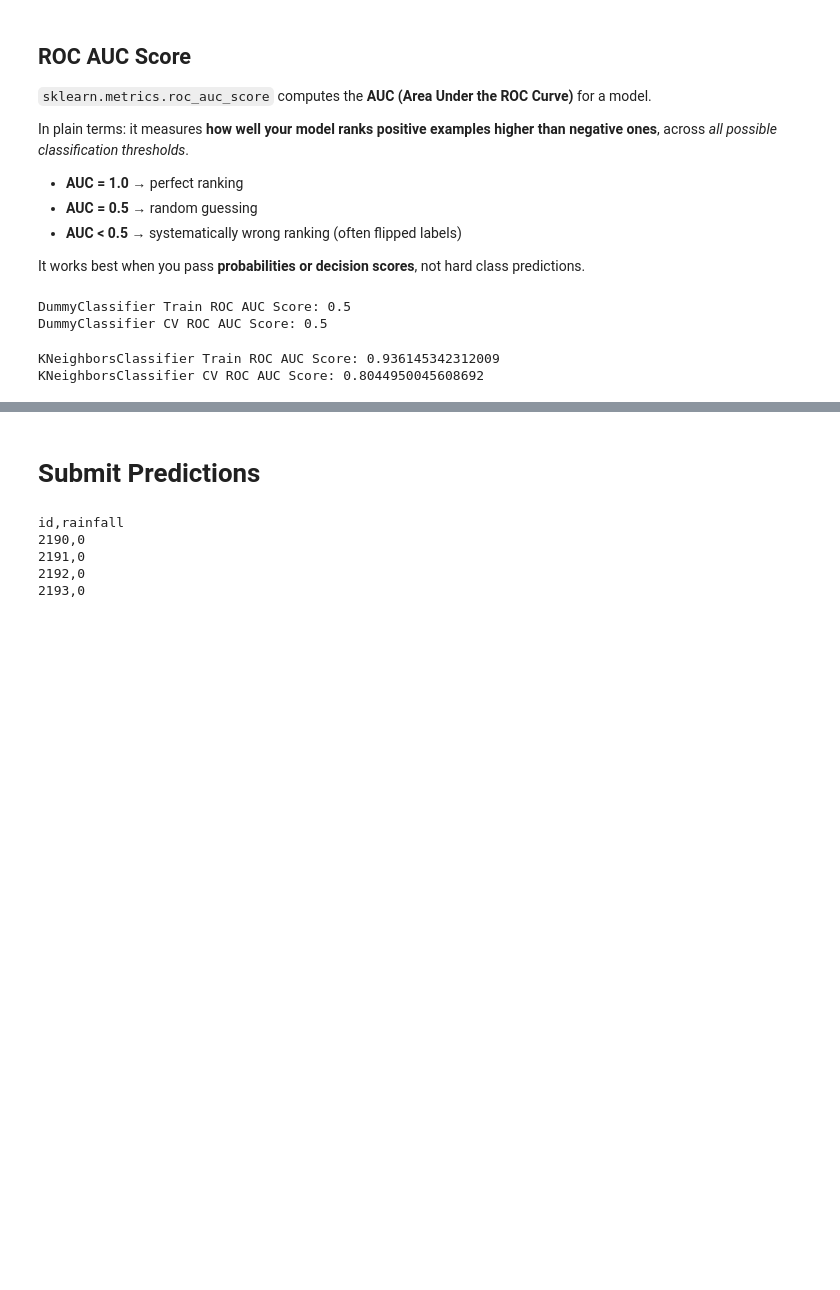
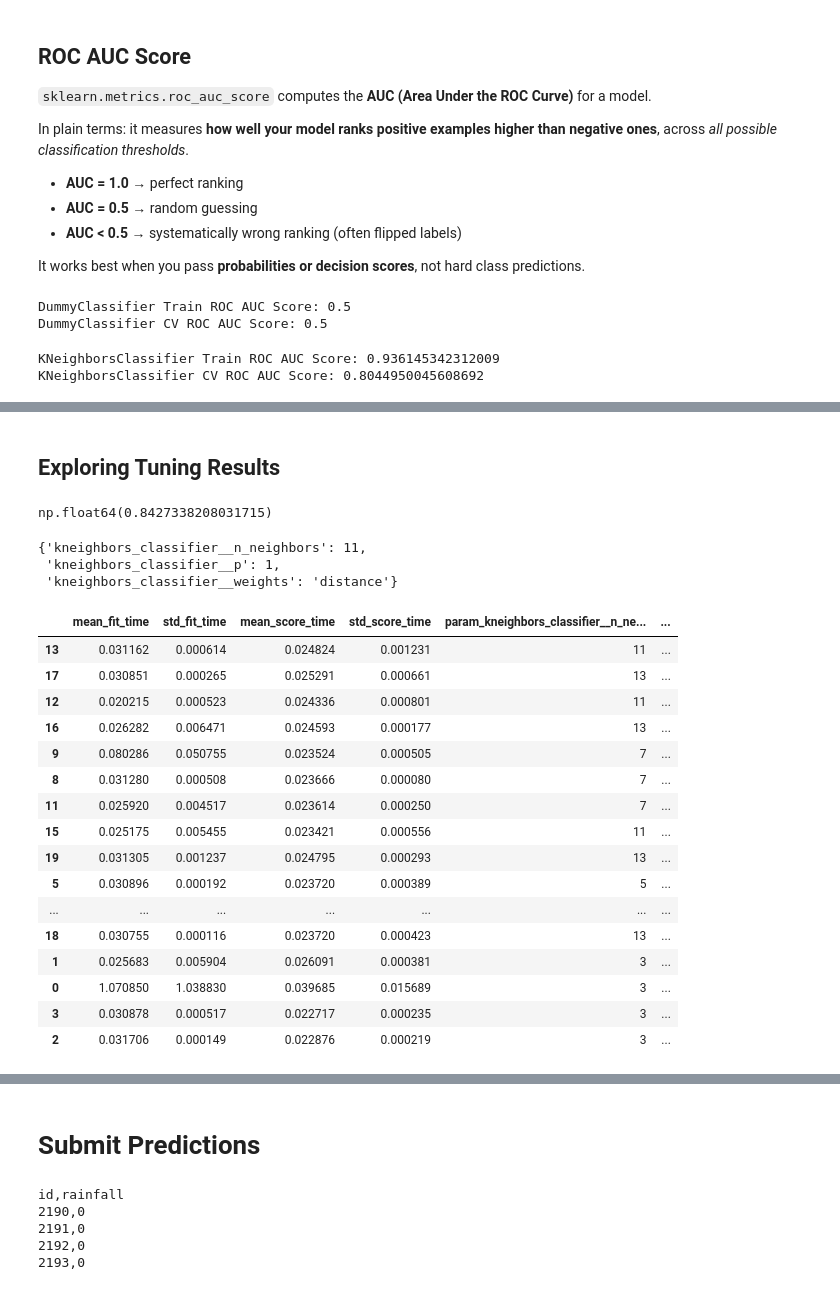
Before and after one commit to davidrpugh/machine-learning-for-tabular-data, a Jupyter notebook: notebooks/rainfall-probability-performance-metrics.ipynb, the cells around one changed output, grey strips where cells are left out. Drawn from its saved outputs; the diff is of its cells as text; code cells hidden in the pictures; blank space fills up the shorter version.

```diff
--- a/notebooks/rainfall-probability-performance-metrics.ipynb
+++ b/notebooks/rainfall-probability-performance-metrics.ipynb
@@ -728,0 +733,18 @@ KNeighborsClassifier CV ROC AUC Score: 0.8044950045608692
+# %%
+param_grid = [
+    {
+        "kneighbors_classifier__n_neighbors": [3, 5, 7, 11, 13],
+        "kneighbors_classifier__weights": ["uniform", "distance"],
+        "kneighbors_classifier__p": [1, 2],
+    }
+]
+
+tuned_kneighbors_classifier_pipeline = model_selection.GridSearchCV(
+    kneighbors_classifier_pipeline,
+    param_grid,
+    cv=time_series_split,
+    refit=True,
+    return_train_score=True,
+    scoring="roc_auc",
+    verbose=2,
+)
@@ -728,0 +771,5 @@ KNeighborsClassifier CV ROC AUC Score: 0.8044950045608692
+# %%
+_ = tuned_kneighbors_classifier_pipeline.fit(
+    train_features_df,
+    train_labels,
+)
@@ -728,0 +794,44 @@ KNeighborsClassifier CV ROC AUC Score: 0.8044950045608692
+# %% [markdown]
+## Exploring Tuning Results
+# %%
+tuned_kneighbors_classifier_pipeline.best_score_
+# %% [output]
+np.float64(0.8427338208031715)
+# %%
+tuned_kneighbors_classifier_pipeline.best_params_
+# %% [output]
+{'kneighbors_classifier__n_neighbors': 11,
+ 'kneighbors_classifier__p': 1,
+ 'kneighbors_classifier__weights': 'distance'}
+# %%
+def cv_results_dict_to_df(cv_results_dict):
+    cv_results_df = (
+        pd.DataFrame
+          .from_dict(
+              cv_results_dict
+          ).sort_values(
+              "rank_test_score",
+              ascending=True
+          )
+    )
+    return cv_results_df
+# %%
+cv_results_dict_to_df(tuned_kneighbors_classifier_pipeline.cv_results_)
+# %% [output]
+|  | mean_fit_time | std_fit_time | mean_score_time | std_score_time | param_kneighbors_classifier__n_ne... | ... |
+| 13 | 0.031162 | 0.000614 | 0.024824 | 0.001231 | 11 | ... |
+| 17 | 0.030851 | 0.000265 | 0.025291 | 0.000661 | 13 | ... |
+| 12 | 0.020215 | 0.000523 | 0.024336 | 0.000801 | 11 | ... |
+| 16 | 0.026282 | 0.006471 | 0.024593 | 0.000177 | 13 | ... |
+| 9 | 0.080286 | 0.050755 | 0.023524 | 0.000505 | 7 | ... |
+| 8 | 0.031280 | 0.000508 | 0.023666 | 0.000080 | 7 | ... |
+| 11 | 0.025920 | 0.004517 | 0.023614 | 0.000250 | 7 | ... |
+| 15 | 0.025175 | 0.005455 | 0.023421 | 0.000556 | 11 | ... |
+| 19 | 0.031305 | 0.001237 | 0.024795 | 0.000293 | 13 | ... |
+| 5 | 0.030896 | 0.000192 | 0.023720 | 0.000389 | 5 | ... |
+| ... | ... | ... | ... | ... | ... | ... |
+| 18 | 0.030755 | 0.000116 | 0.023720 | 0.000423 | 13 | ... |
+| 1 | 0.025683 | 0.005904 | 0.026091 | 0.000381 | 3 | ... |
+| 0 | 1.070850 | 1.038830 | 0.039685 | 0.015689 | 3 | ... |
+| 3 | 0.030878 | 0.000517 | 0.022717 | 0.000235 | 3 | ... |
+| 2 | 0.031706 | 0.000149 | 0.022876 | 0.000219 | 3 | ... |
```
Also changed, not shown: parts of 7 cells of this notebook.
